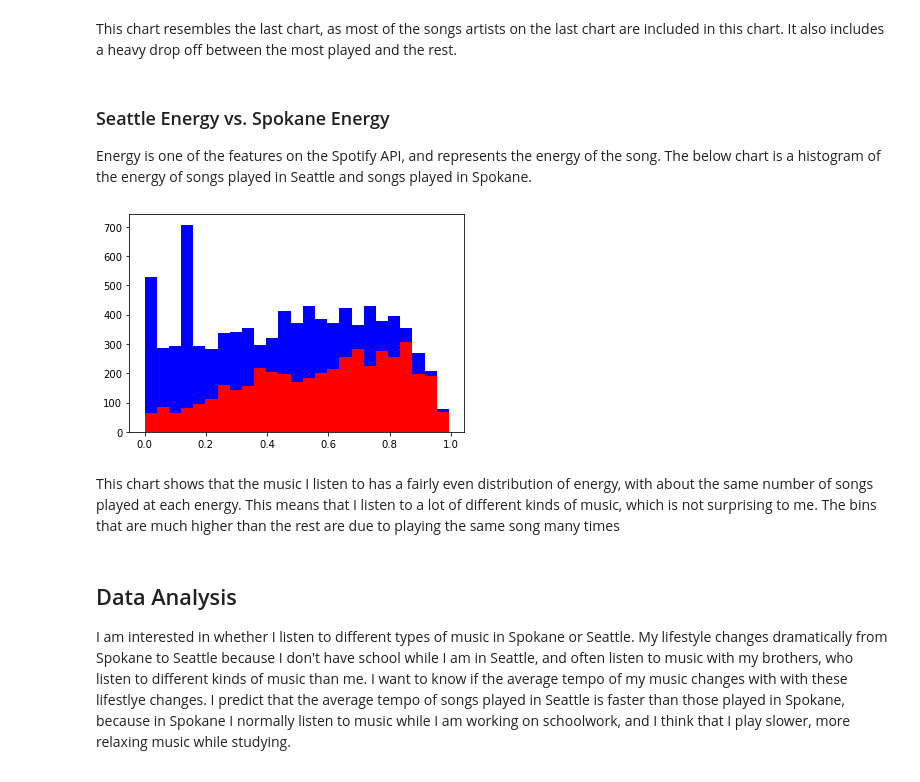
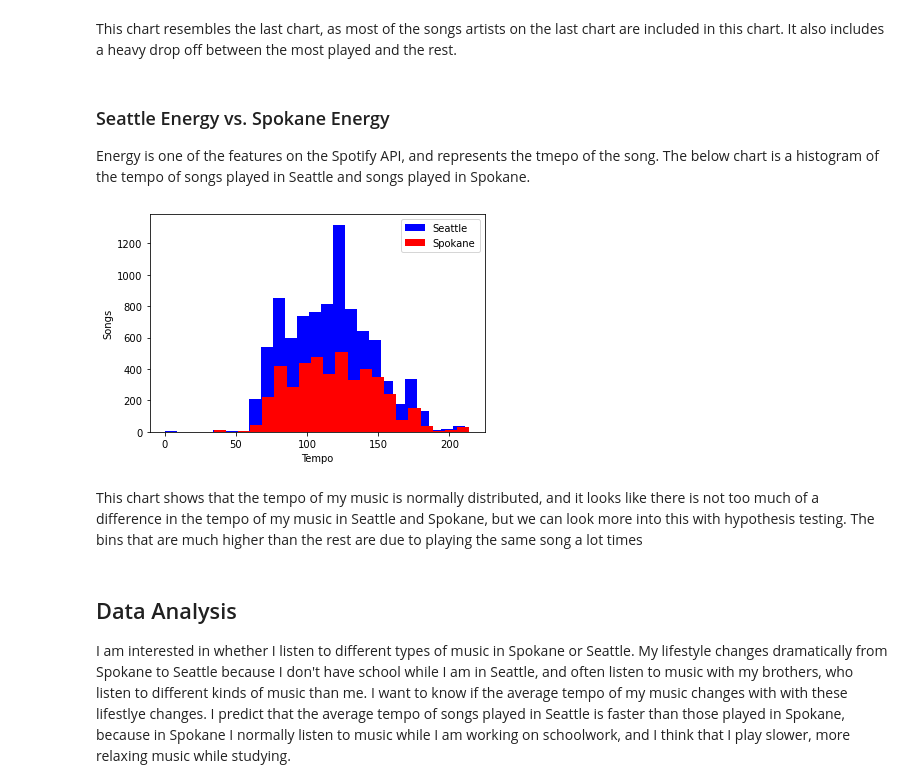
Before and after one commit to GoneSahlin/CPSC222Final, a Jupyter notebook: Project.ipynb, the cells around one changed output. Cells and saved outputs as stored; diff of their text form; code cells hidden in the pictures.

Commit message:
changed graph labels

```diff
--- a/Project.ipynb
+++ b/Project.ipynb
@@ -308,19 +308,22 @@ This chart resembles the last chart, as most of the songs artists on the last ch
 off between the most played and the rest.
 # %% [markdown]
 ### Seattle Energy vs. Spokane Energy
-Energy is one of the features on the Spotify API, and represents the energy of the song. The below chart is a histogram of the energy of songs played in Seattle and songs played in Spokane.
+Energy is one of the features on the Spotify API, and represents the tmepo of the song. The below chart is a histogram of the tempo of songs played in Seattle and songs played in Spokane.
 # %%
-tempo_sea_ser = cleaned_df.groupby("city").get_group("Seattle")["energy"]
-tempo_spo_ser = cleaned_df.groupby("city").get_group("Spokane")["energy"]
+tempo_sea_ser = cleaned_df.groupby("city").get_group("Seattle")["tempo"]
+tempo_spo_ser = cleaned_df.groupby("city").get_group("Spokane")["tempo"]
 
 plt.figure()
-plt.hist(tempo_sea_ser, bins=25, color='blue')
-plt.hist(tempo_spo_ser, bins=25, color="r")
+plt.hist(tempo_sea_ser, bins=25, color='blue', label="Seattle")
+plt.hist(tempo_spo_ser, bins=25, color="r", label="Spokane")
+plt.legend()
+plt.xlabel("Tempo")
+plt.ylabel("Songs")
 plt.show()
 # %% [output]
-[figure, old version]
+[figure, new version]
-# %% [markdown]
-This chart shows that the music I listen to has a fairly even distribution of energy, with about the same number of songs played at each energy. This means that I listen to a lot of different kinds of music, which is not surprising to me. The bins that are much higher than the rest are due to playing the same song many times
+# %% [markdown]
+This chart shows that the tempo of my music is normally distributed, and it looks like there is not too much of a difference in the tempo of my music in Seattle and Spokane, but we can look more into this with hypothesis testing. The bins that are much higher than the rest are due to playing the same song a lot times
 # %% [markdown]
 ## Data Analysis
 I am interested in whether I listen to different types of music in Spokane or Seattle. My lifestyle changes dramatically from Spokane to Seattle because I don't have school while I am in Seattle, and often listen to music with my brothers, who listen to different kinds of music than me. I want to know if the average tempo of my music changes with with these lifestlye changes. I predict that the average tempo of songs played in Seattle is faster than those played in Spokane, because in Spokane I normally listen to music while I am working on schoolwork, and I think that I play slower, more relaxing music while studying.
```
Also changed, not shown: parts of 4 cells of this notebook.
